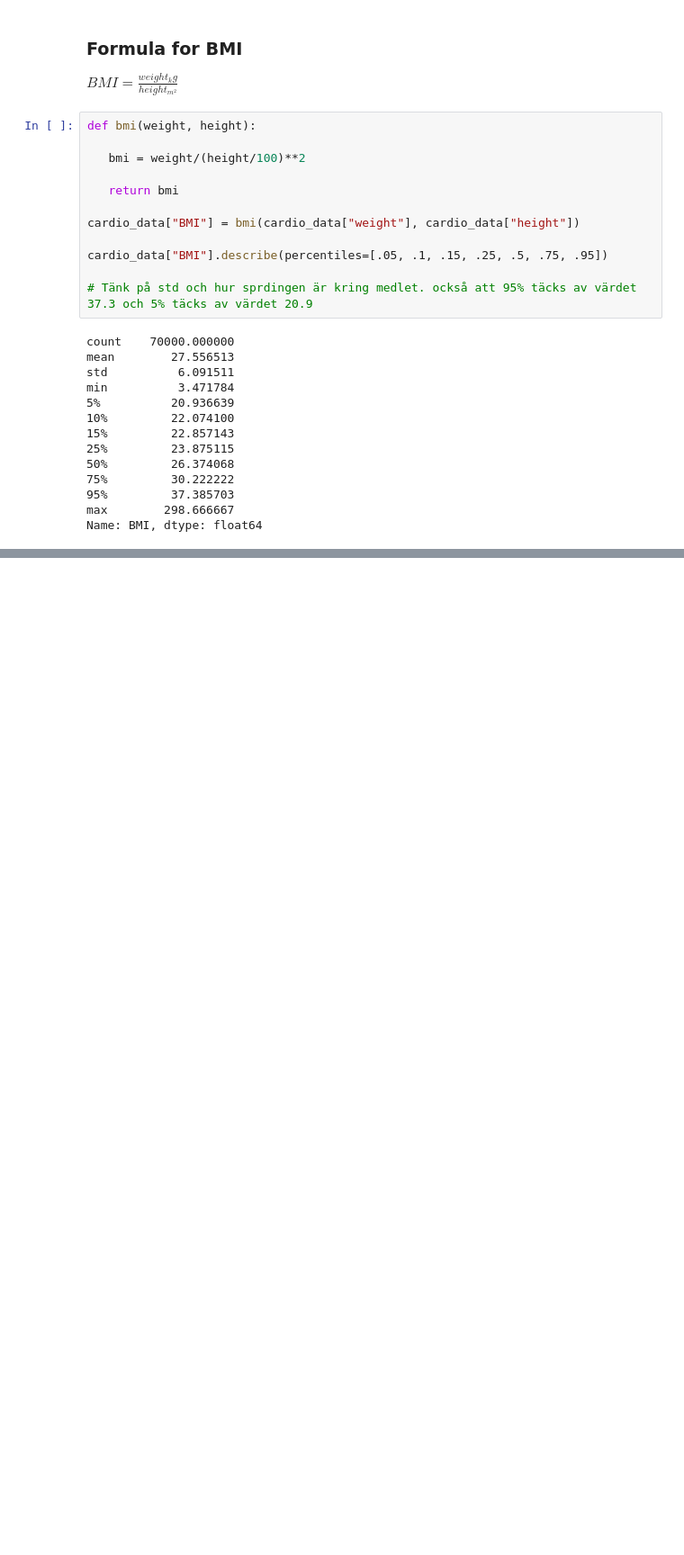
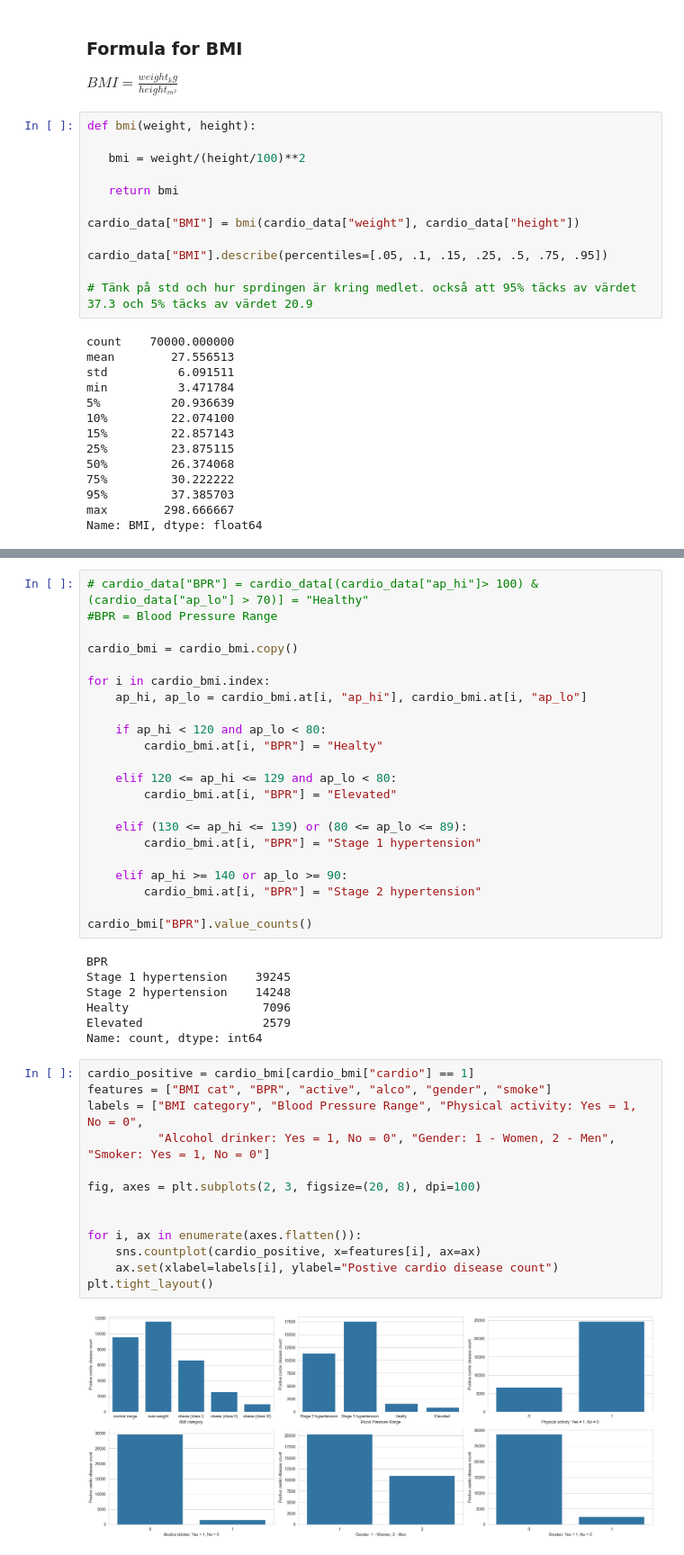
Before and after one commit to HanFredriksson/AI-plugg-filer-Hannes-Fredriksson, a Jupyter notebook: Maskininlärning/Labb/Laboration_1_Medical_Prediction/TestPad.ipynb, the cells around one changed output, grey strips where cells are left out. Shown at 90% size. Saved outputs shown, nothing was run; the diff lists cells and outputs as text; blank space fills up the shorter version.

```diff
--- a/Maskininlärning/Labb/Laboration_1_Medical_Prediction/TestPad.ipynb
+++ b/Maskininlärning/Labb/Laboration_1_Medical_Prediction/TestPad.ipynb
@@ -128,0 +222,44 @@ sns.boxplot(cardio_data["BMI"])
+# %%
+# cardio_data["BPR"] = cardio_data[(cardio_data["ap_hi"]> 100) & (cardio_data["ap_lo"] > 70)] = "Healthy"
+#BPR = Blood Pressure Range
+
+cardio_bmi = cardio_bmi.copy()
+
+for i in cardio_bmi.index:
+    ap_hi, ap_lo = cardio_bmi.at[i, "ap_hi"], cardio_bmi.at[i, "ap_lo"]
+
+    if ap_hi < 120 and ap_lo < 80:
+        cardio_bmi.at[i, "BPR"] = "Healty"
+
+    elif 120 <= ap_hi <= 129 and ap_lo < 80:
+        cardio_bmi.at[i, "BPR"] = "Elevated"
+
+    elif (130 <= ap_hi <= 139) or (80 <= ap_lo <= 89):
+        cardio_bmi.at[i, "BPR"] = "Stage 1 hypertension"
+
+    elif ap_hi >= 140 or ap_lo >= 90:
+        cardio_bmi.at[i, "BPR"] = "Stage 2 hypertension"
+
+cardio_bmi["BPR"].value_counts()
+# %% [output]
+BPR
+Stage 1 hypertension    39245
+Stage 2 hypertension    14248
+Healty                   7096
+Elevated                 2579
+Name: count, dtype: int64
+# %%
+cardio_positive = cardio_bmi[cardio_bmi["cardio"] == 1]
+features = ["BMI cat", "BPR", "active", "alco", "gender", "smoke"]
+labels = ["BMI category", "Blood Pressure Range", "Physical activity: Yes = 1, No = 0",
+          "Alcohol drinker: Yes = 1, No = 0", "Gender: 1 - Women, 2 - Men", "Smoker: Yes = 1, No = 0"]
+
+fig, axes = plt.subplots(2, 3, figsize=(20, 8), dpi=100)
+
+
+for i, ax in enumerate(axes.flatten()):
+    sns.countplot(cardio_positive, x=features[i], ax=ax)
+    ax.set(xlabel=labels[i], ylabel="Postive cardio disease count")
+plt.tight_layout()
+# %% [output]
+[figure, added]
```
Also changed, not shown: parts of 14 cells of this notebook, 1 other file.
